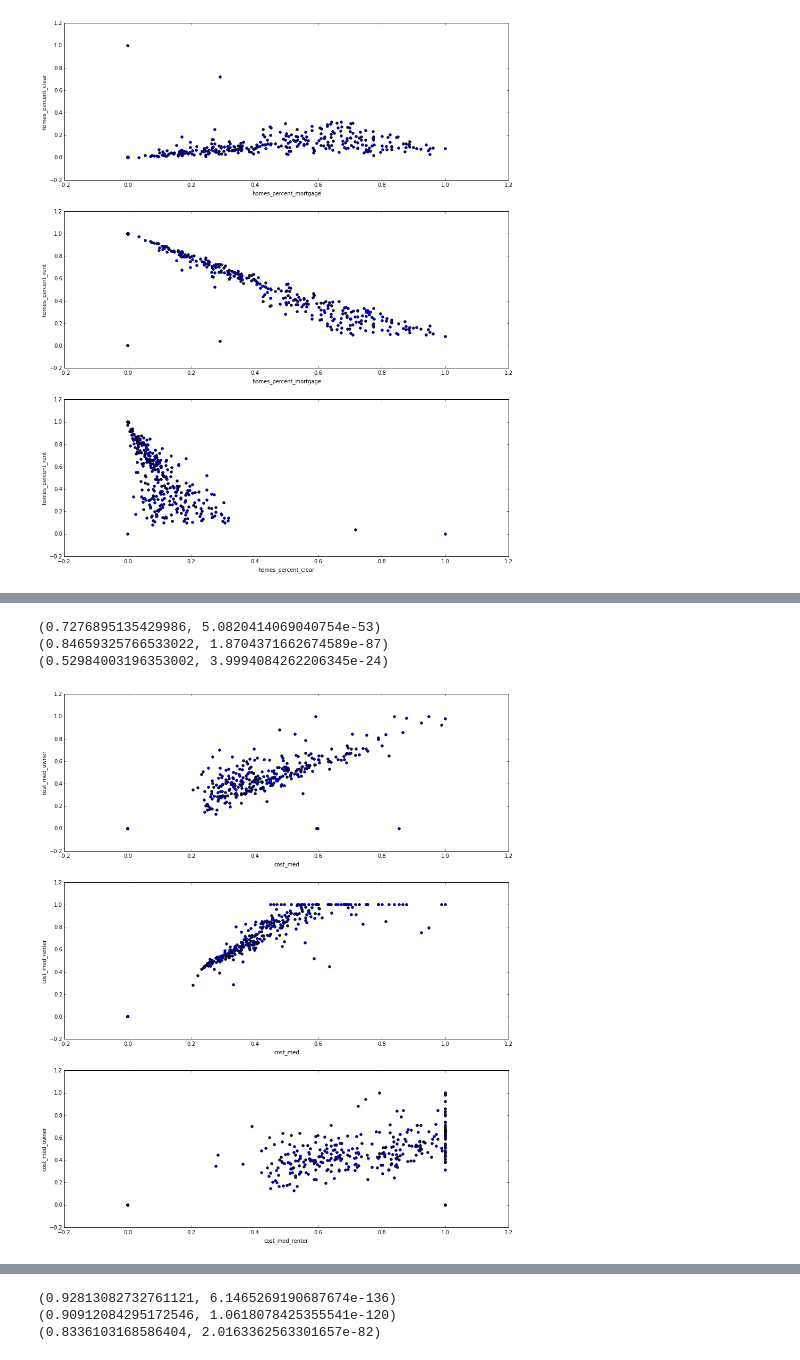
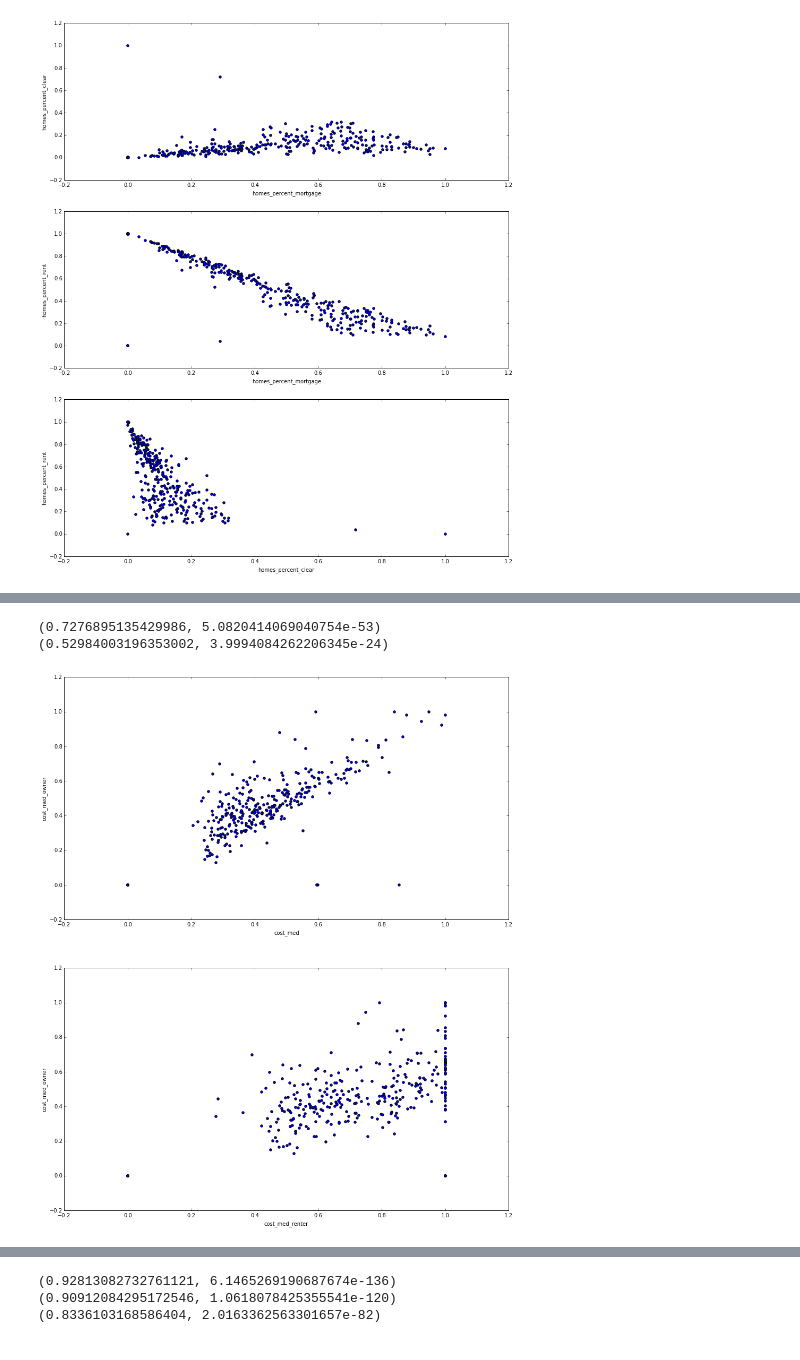
Before and after one commit to jmsilverman/insight_project, a Jupyter notebook: lin_reg_plots2.ipynb, the cells around one changed output, grey strips where cells are left out. Cells and saved outputs as stored; diff of their text form; code cells hidden in the pictures.

```diff
--- a/lin_reg_plots2.ipynb
+++ b/lin_reg_plots2.ipynb
@@ -115,14 +143,11 @@ print pearsonr(features.income_med_renter,features.income_med_owner)
 # %%
 # plot features vs. each other
-fig, axs = plt.subplots(3,1, sharey=True)
+fig, axs = plt.subplots(2,1, sharey=True)
 features.plot(kind='scatter', x='cost_med', y='cost_med_owner', ax=axs[0], figsize=(15, 18))
 print pearsonr(features.cost_med,features.cost_med_owner)
-features.plot(kind='scatter', x='cost_med', y='cost_med_renter', ax=axs[1])
-print pearsonr(features.cost_med,features.cost_med_renter)
-features.plot(kind='scatter', x='cost_med_renter', y='cost_med_owner', ax=axs[2])
+features.plot(kind='scatter', x='cost_med_renter', y='cost_med_owner', ax=axs[1])
 print pearsonr(features.cost_med_renter,features.cost_med_owner)
 # %% [output]
 (0.7276895135429986, 5.0820414069040754e-53)
-(0.84659325766533022, 1.8704371662674589e-87)
 (0.52984003196353002, 3.9994084262206345e-24)
-[figure, old version]
+[figure, new version]
```
Also changed, not shown: parts of 7 cells of this notebook, 35 other files.
